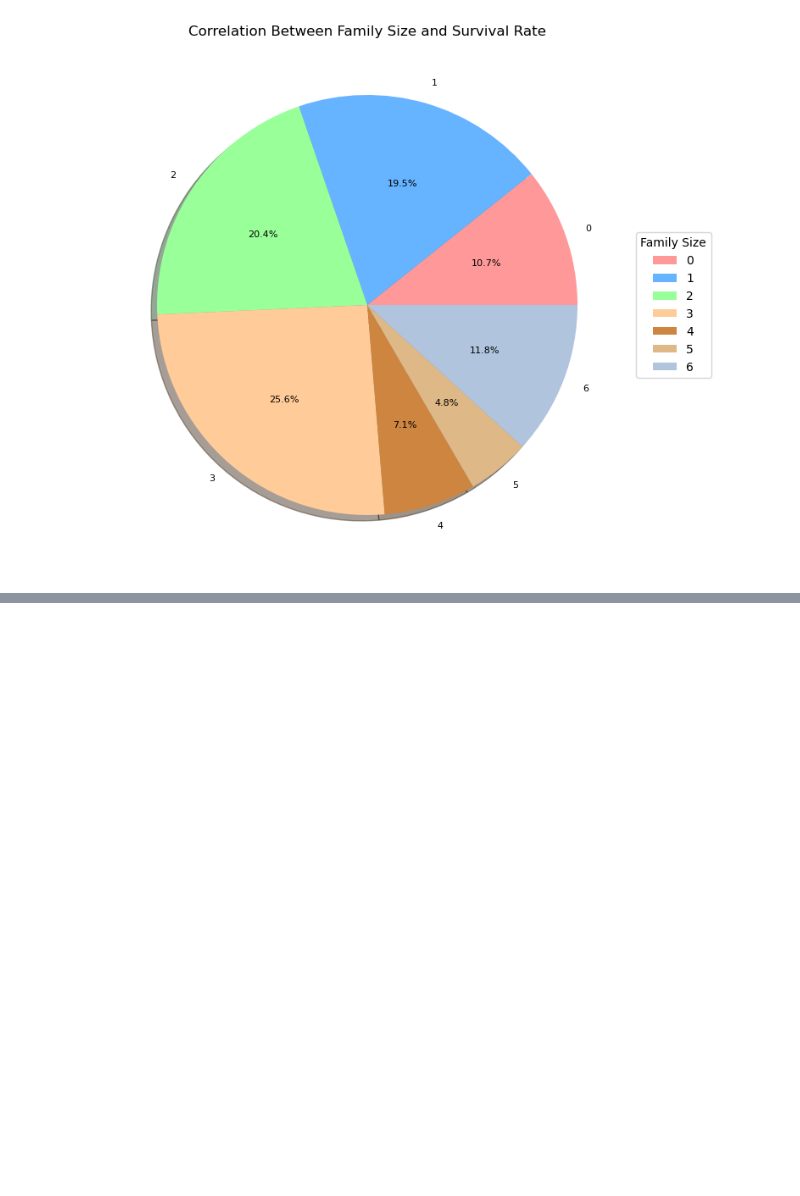
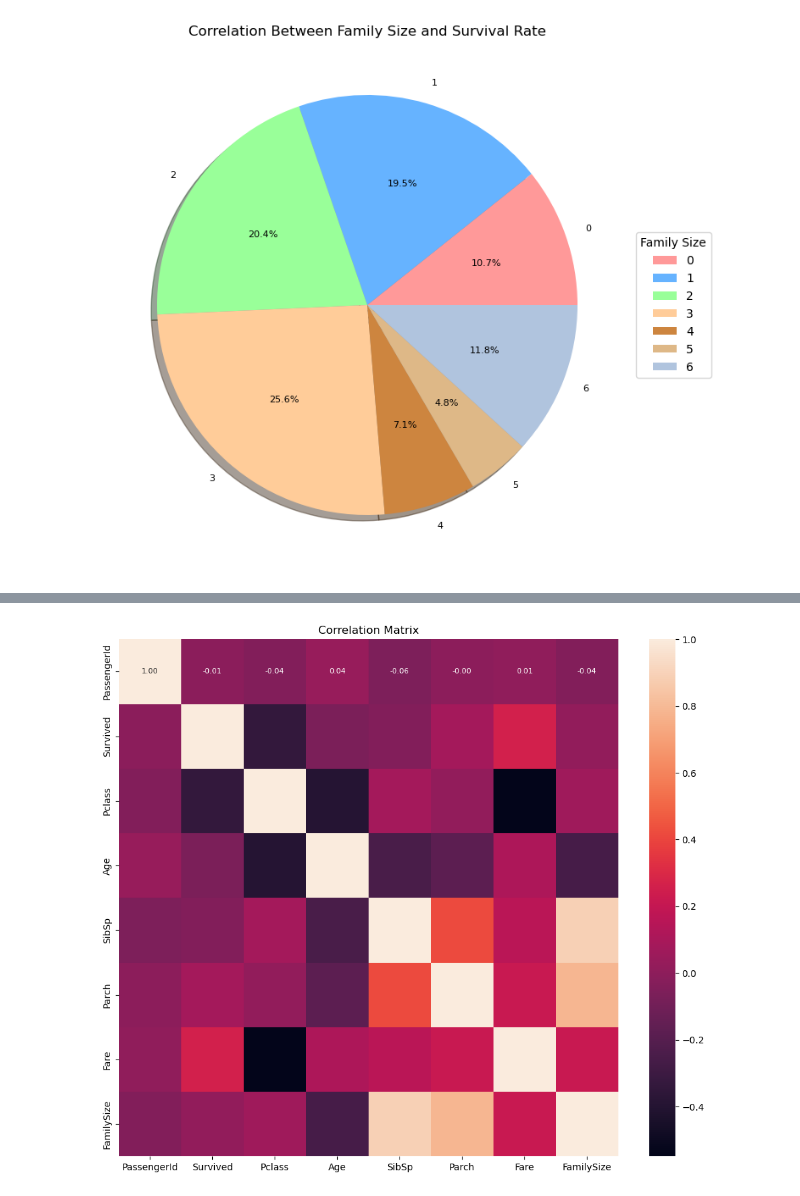
Before and after one commit to shiffa-04/Titanic-Data-set, a Jupyter notebook: Data-set.ipynb, the cells around one changed output, grey strips where cells are left out. Saved outputs shown, nothing was run; the diff lists cells and outputs as text; code cells hidden in the pictures; blank space fills up the shorter version.

```diff
--- a/Data-set.ipynb
+++ b/Data-set.ipynb
@@ -442,3 +458,15 @@ SibSp        0.159651    0.890712
 Parch        0.216225    0.783111
 Fare         1.000000    0.217138
 FamilySize   0.217138    1.000000
+# %%
+import seaborn as sns
+# plt.figure(figsize=(10, 8))
+# sns.heatmap(correlation_matrix, annot=True, fmt=".2f")
+# plt.title("Correlation Matrix")
+# plt.show()
+plt.figure(figsize=(12, 10))  # You can adjust this if needed
+sns.heatmap(correlation_matrix, annot=True, fmt=".2f", annot_kws={"size": 8})
+plt.title("Correlation Matrix")
+plt.show()
+# %% [output]
+[figure, added]
```
Also changed, not shown: parts of 7 cells of this notebook.
